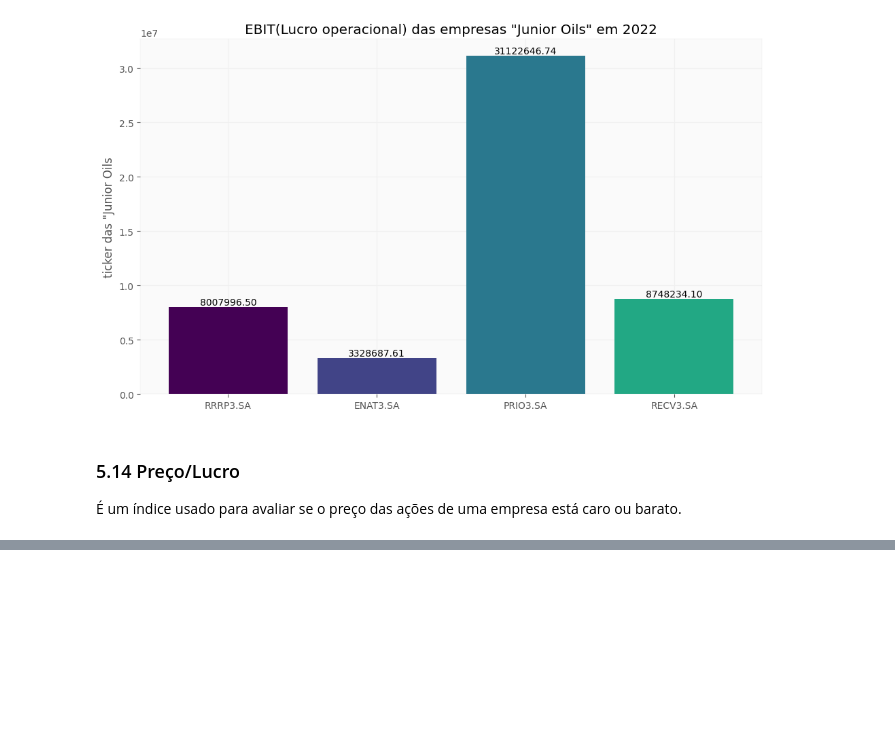
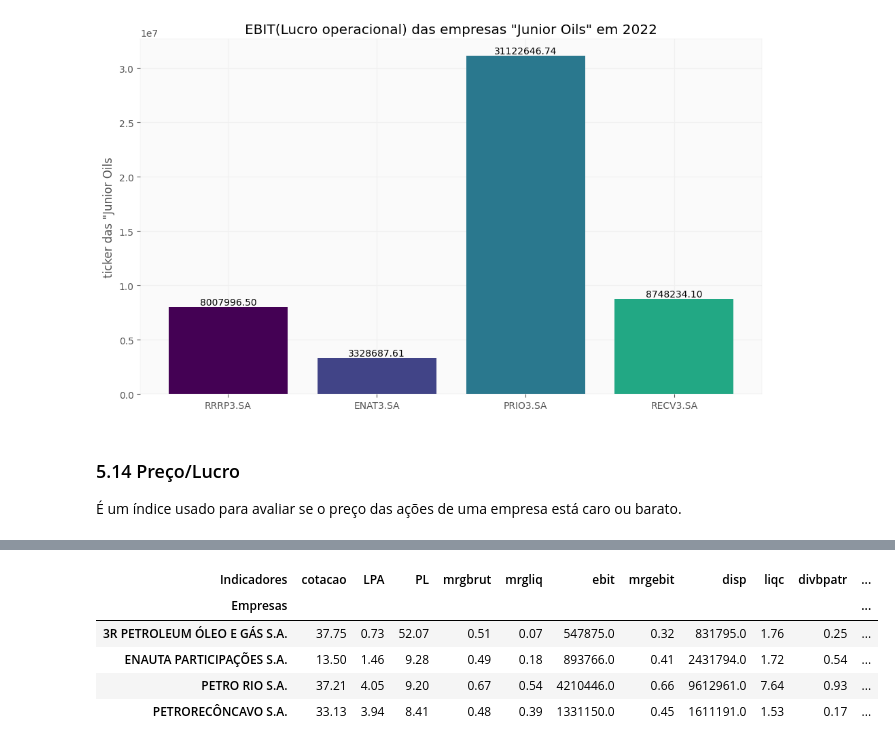
Before and after one commit to Wsouza36/Ciencia-de-Dados---PUC, a Jupyter notebook: MVP_CD_Análise_Financeira.ipynb, the cells around one changed output, grey strips where cells are left out. Cells and saved outputs as stored; diff of their text form; code cells hidden in the pictures; blank space fills up the shorter version.

```diff
--- a/MVP_CD_Análise_Financeira.ipynb
+++ b/MVP_CD_Análise_Financeira.ipynb
@@ -1499,0 +1439,13 @@ df_lp
+# %%
+vpa = pl_ajustado/n_acoes
+
+
+#P/VPA
+
+pvpa = cotacao.iloc[-1]/vpa
+
+vpa['Indicadores']='VPA'
+pvpa['Indicadores']='P/VPA'
+df_vpa = pd.concat([vpa,pvpa])
+df_vpa = df_vpa.reindex(columns=['Indicadores'] + list(df_vpa.columns[:-1]))
+df_vpa
@@ -1499,0 +1476,37 @@ df_lp
+# %%
+
+margem_bruta['Indicadores']='mrgbrut'
+margem_liquida['Indicadores']='mrgliq'
+ebit_ajustado['Indicadores']='ebit'
+margem_ebit['Indicadores']='mrgebit'
+caixa_ajustado['Indicadores']='disp'
+liquidez_corrente['Indicadores']='liqc'
+divida_bruta_pl_df['Indicadores']='divbpatr'
+divida_liquida_ebit['Indicadores']='divliqebit'
+Ebit_Ativo['Indicadores']='ebitativ'
+ROIC['Indicadores']='roic'
+ev['Indicadores']='ev'
+cotacao.iloc[-1]['Indicadores']='cotacao'
+vpa['Indicadores']='patr/acao'
+pvpa['Indicadores']='p/vpa'
+LPA['Indicadores']='LPA'
+PL['Indicadores']='PL'
+df_lp = pd.concat([cotacao.iloc[[-1]],LPA,PL,margem_bruta,margem_liquida,ebit_ajustado,margem_ebit,caixa_ajustado,liquidez_corrente,divida_bruta_pl_df,divida_liquida_ebit,Ebit_Ativo,ROIC,ev,vpa,pvpa], ignore_index=True)
+df_lp = df_lp.T
+
+# Define a primeira linha como o nome dos DataFrames
+df_lp.columns = df_lp.loc['Indicadores', :]
+df_lp = df_lp.drop('Indicadores')
+# Define o nome da coluna
+df_lp.index.name = 'Empresas'
+
+df_lp = df_lp.apply(pd.to_numeric, errors='coerce')
+df_lp = df_lp.round(2)
+df_lp
+# %% [output]
+| Indicadores | cotacao | LPA | PL | mrgbrut | mrgliq | ebit | mrgebit | disp | liqc | divbpatr | ... |
+| Empresas |  |  |  |  |  |  |  |  |  |  | ... |
+| 3R PETROLEUM ÓLEO E GÁS S.A. | 37.75 | 0.73 | 52.07 | 0.51 | 0.07 | 547875.0 | 0.32 | 831795.0 | 1.76 | 0.25 | ... |
+| ENAUTA PARTICIPAÇÕES S.A. | 13.50 | 1.46 | 9.28 | 0.49 | 0.18 | 893766.0 | 0.41 | 2431794.0 | 1.72 | 0.54 | ... |
+| PETRO RIO S.A. | 37.21 | 4.05 | 9.20 | 0.67 | 0.54 | 4210446.0 | 0.66 | 9612961.0 | 7.64 | 0.93 | ... |
+| PETRORECÔNCAVO S.A. | 33.13 | 3.94 | 8.41 | 0.48 | 0.39 | 1331150.0 | 0.45 | 1611191.0 | 1.53 | 0.17 | ... |
```
Also changed, not shown: parts of 20 cells of this notebook.
